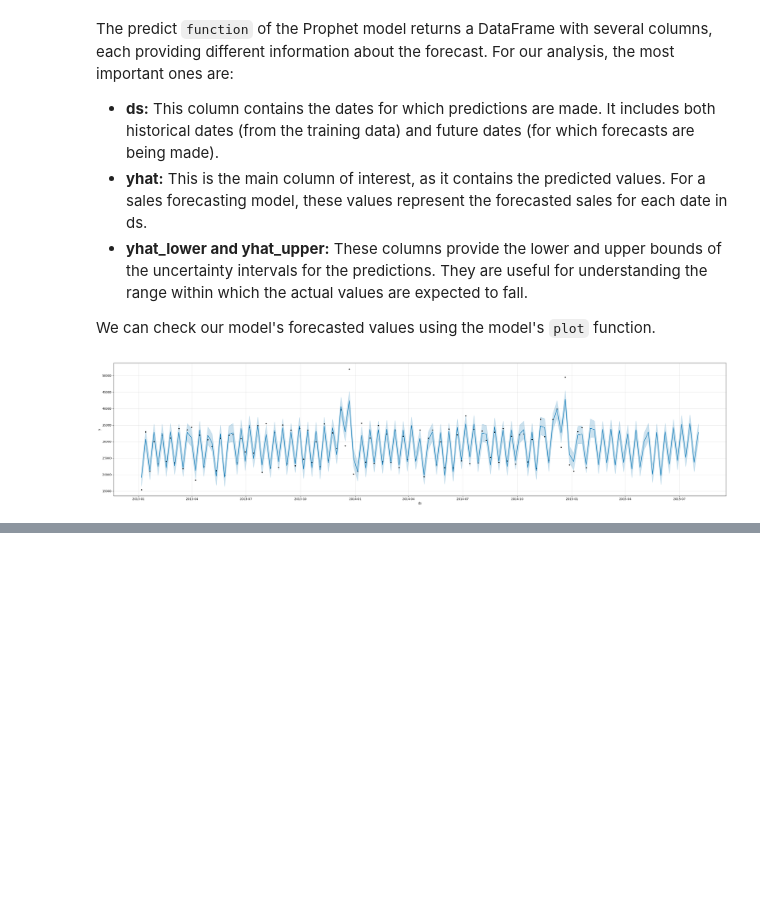
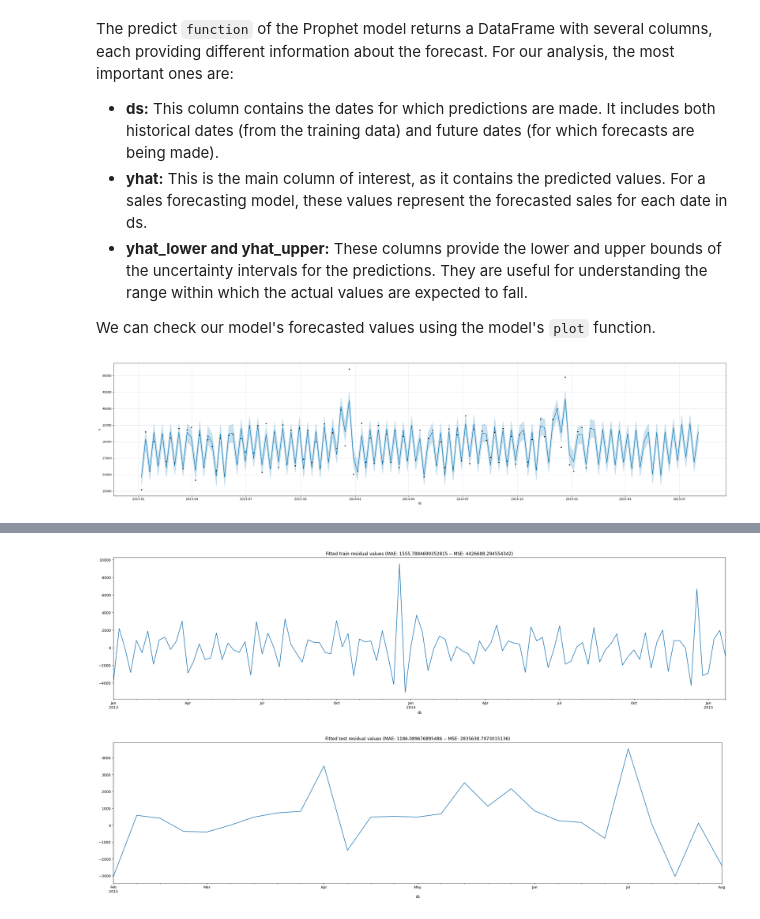
Before and after one commit to TheCamilovisk/RossmannSalesForecasting, a Jupyter notebook: Prophet_model.ipynb, the cells around one changed output, grey strips where cells are left out. Cells and saved outputs as stored; diff of their text form; code cells hidden in the pictures; blank space fills up the shorter version.

```diff
--- a/Prophet_model.ipynb
+++ b/Prophet_model.ipynb
@@ -348,0 +304,23 @@ By analysing the plot we can conclude:
+# %%
+forecasted_train_df = forecast.iloc[:-test_len].set_index("ds", drop=True)
+train_sales = train_df.set_index("ds", drop=True)["y"]
+train_residuals = train_sales - forecasted_train_df["yhat"]
+train_mae = mean_absolute_error(train_sales, forecasted_train_df["yhat"])
+train_mse = mean_squared_error(train_sales, forecasted_train_df["yhat"])
+
+forecasted_test_df = forecast.iloc[-test_len:].set_index("ds", drop=True)
+test_sales = test_df.set_index("ds", drop=True)["y"]
+test_residuals = test_sales - forecasted_test_df["yhat"]
+test_mae = mean_absolute_error(test_sales, forecasted_test_df["yhat"])
+test_mse = mean_squared_error(test_sales, forecasted_test_df["yhat"])
+
+plt.figure()
+plt.title(f"Fitted train residual values (MAE: {train_mae} -- MSE: {train_mse})")
+train_residuals.plot(label="Fitted train residual values", kind="line", figsize=(30, 7));
+
+plt.figure()
+plt.title(f"Fitted test residual values (MAE: {test_mae} -- MSE: {test_mse})")
+test_residuals.plot(label="Fitted test residual values", kind="line", figsize=(30, 7));
+# %% [output]
+[figure, added]
+[figure, added]
```
Also changed, not shown: parts of 9 cells of this notebook.
